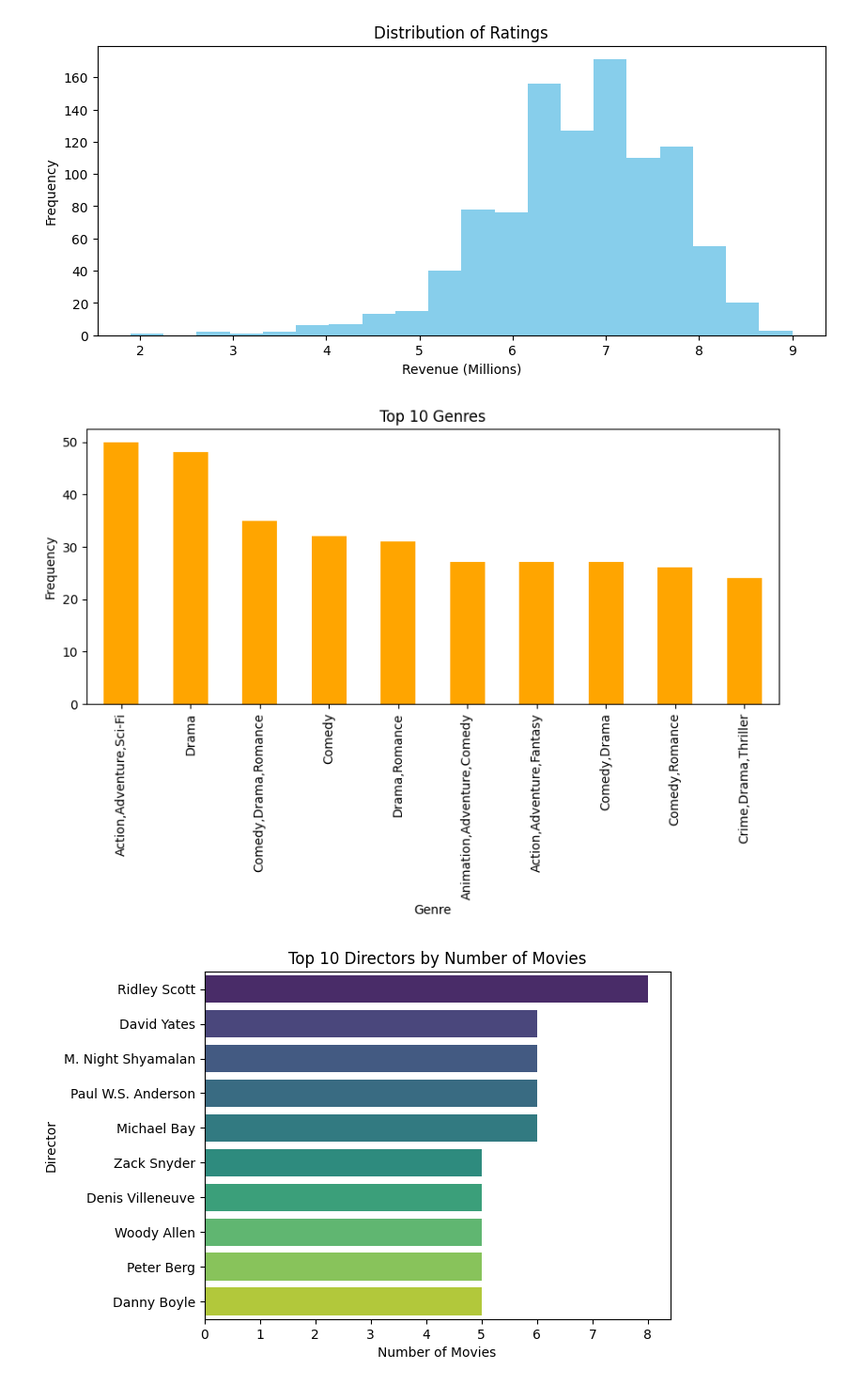
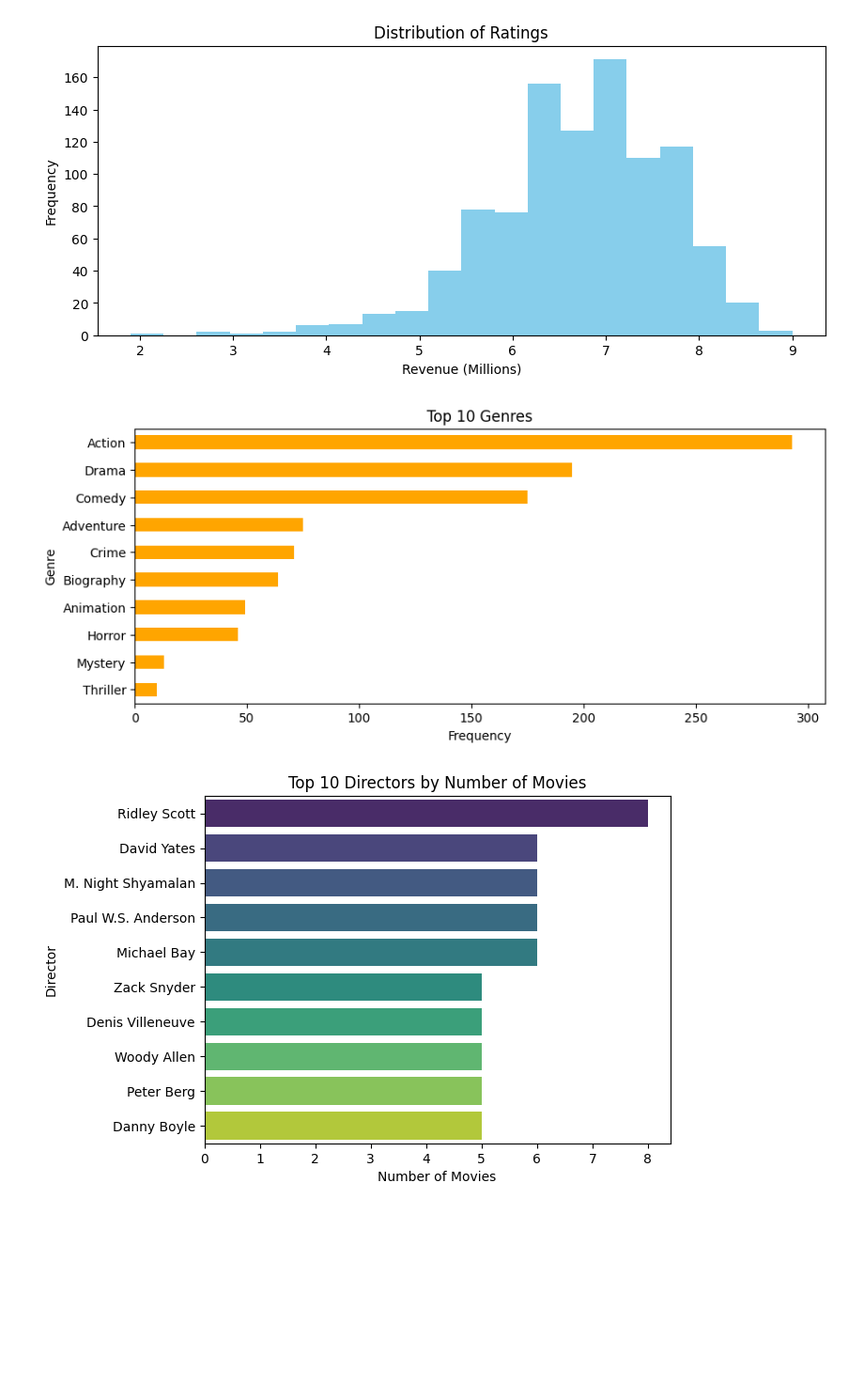
Before and after one commit to InsightByHarshit/IMDB-Data-Analysis, a Jupyter notebook: IMDB.ipynb, the cells around one changed output. Shown at 94% size. Cells and saved outputs as stored; diff of their text form; code cells hidden in the pictures; blank space fills up the shorter version.

```diff
--- a/IMDB.ipynb
+++ b/IMDB.ipynb
@@ -8,7 +8,10 @@ import seaborn as sns
 
 # Load the dataset
 
-data = pd.read_csv('IMDB-Data.csv')
+data = pd.read_csv('IMDB.csv')
+
+data = data.dropna(axis=1, how='all')
+data = data.drop('Unnamed: 19', axis=1)
 # %% [markdown]
 The **info()** method in a pandas DataFrame provides a concise summary of the DataFrame's structure. It is particularly useful for quickly understanding the data's size, data types, and missing values.
 # %%
@@ -147,13 +167,13 @@ plt.show()
 # %%
 # Bar plot for categorical data
 
 plt.figure(figsize=(10, 4))
-data['Genre'].value_counts().head(10).plot(kind='bar', title='Top 10 Genres', color='orange');
-plt.xlabel('Genre')
-plt.ylabel('Frequency')
+data['Genre'].value_counts().head(10).sort_values(ascending=True).plot(kind='barh', title='Top 10 Genres', color='orange')
+plt.xlabel('Frequency') # Swap x and y labels
+plt.ylabel('Genre') # Swap x and y labels
 plt.show()
 # %% [output]
-[figure, old version]
+[figure, new version]
 # %%
 top_directors = data['Director'].value_counts().head(10)
 
```
Also changed, not shown: parts of 6 cells of this notebook.
